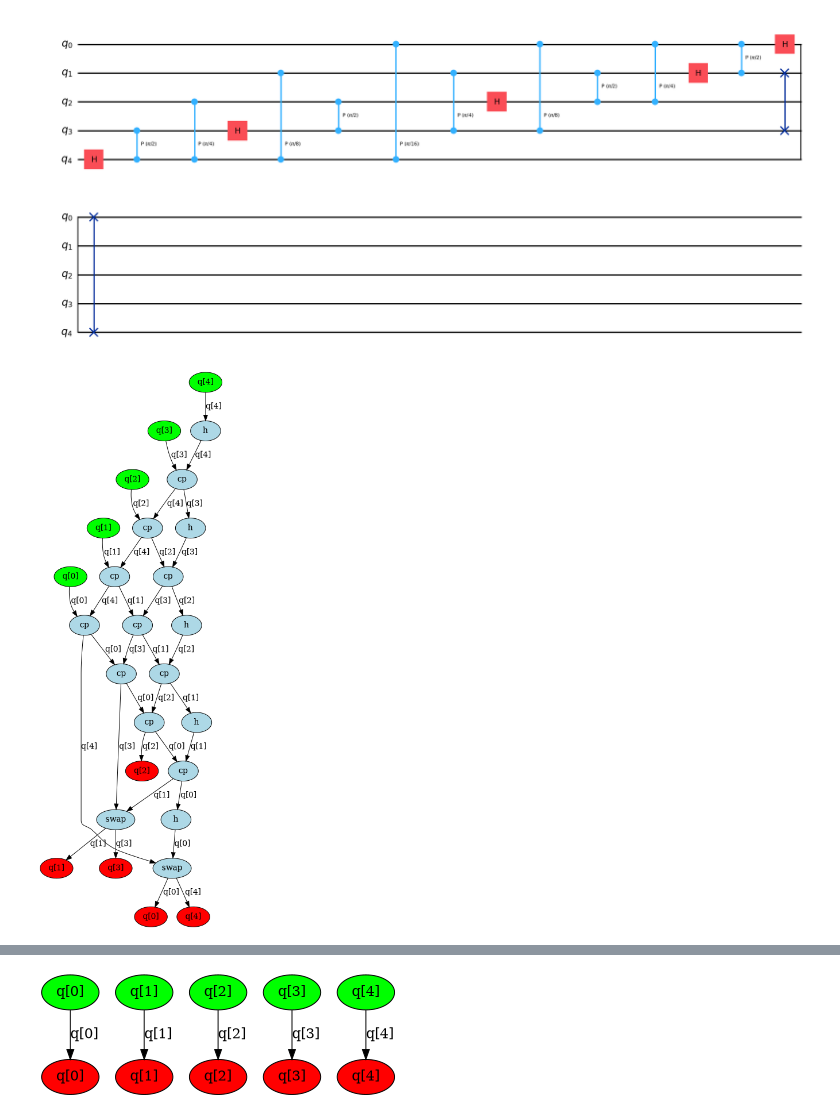
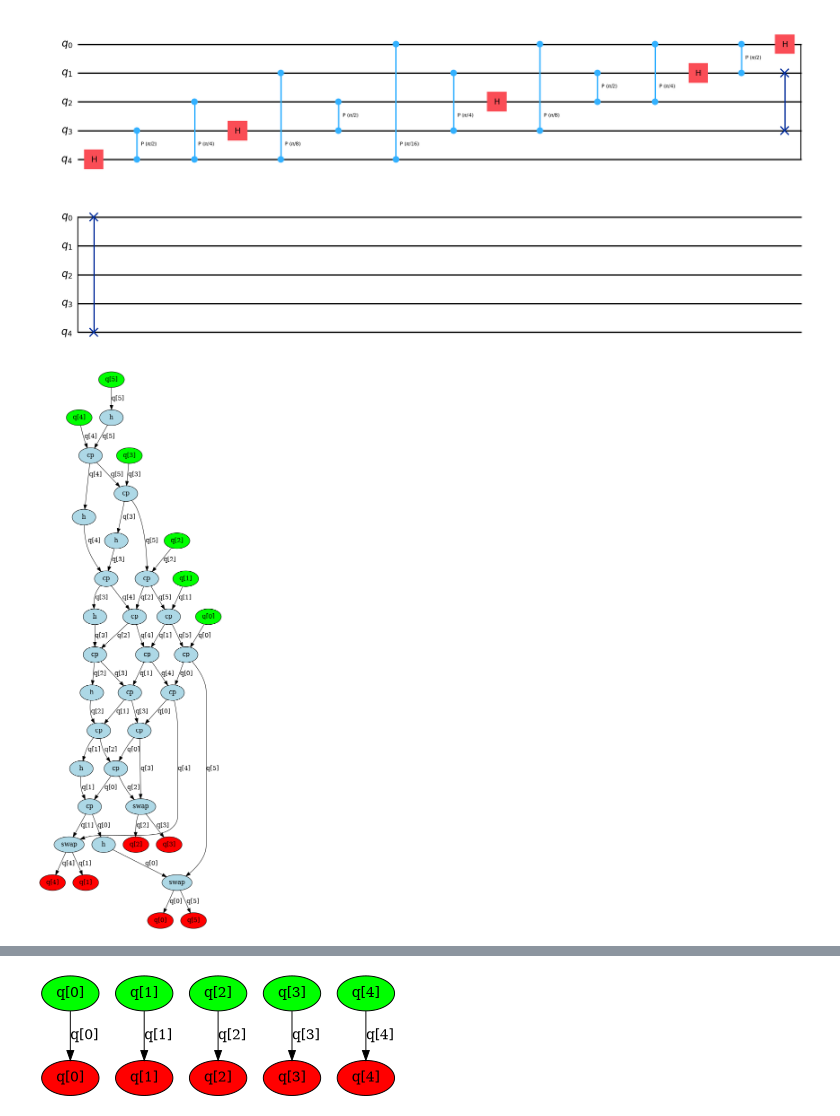
Before and after one commit to Gerwinlab/NeutralMotion, a Jupyter notebook: test.ipynb, the cells around one changed output, grey strips where cells are left out. Drawn from its saved outputs; the diff is of its cells as text; code cells hidden in the pictures.

```diff
--- a/test.ipynb
+++ b/test.ipynb
@@ -43,9 +43,9 @@ qc.draw("mpl")
 # %% [output]
 [figure]
 # %%
-qc = QuantumCircuit.from_qasm_file("inputs/qasm_files/qft_5.qasm")
+qc = QuantumCircuit.from_qasm_file("inputs/qasm_files/qft_6.qasm")
 dag = circuit_to_dag(qc)
 
 dag_drawer(dag)
 # %% [output]
-[figure, old version]
+[figure, new version]
```
Also changed, not shown: parts of 14 cells of this notebook, 19 other files.
